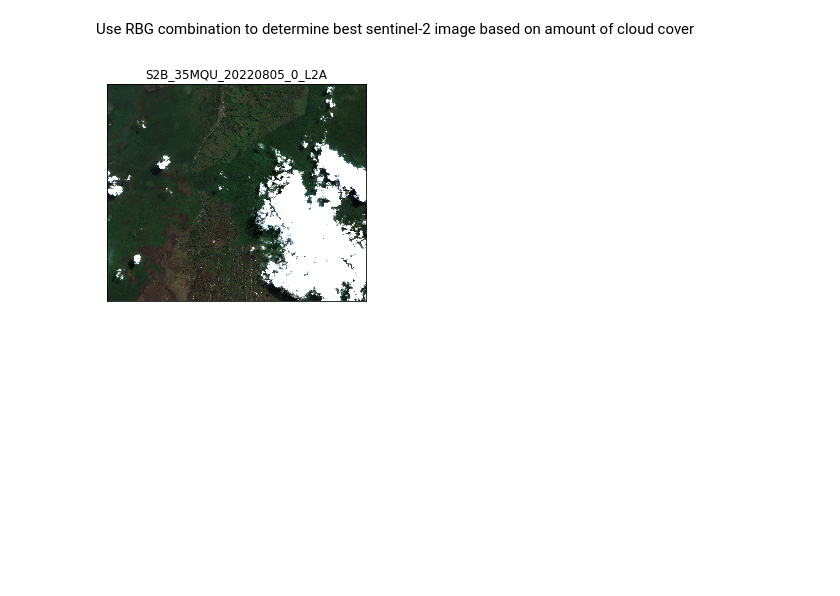
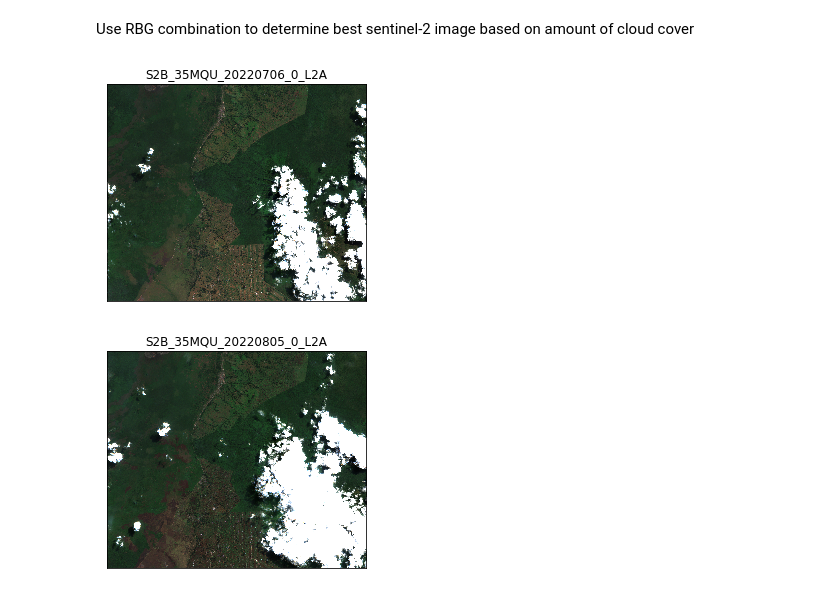
Before and after one commit to caseyslaught/duke-esda-forest-project, a Jupyter notebook: KT_project.ipynb, the cells around one changed output. Cells and saved outputs as stored; diff of their text form; code cells hidden in the pictures; blank space fills up the shorter version.

```diff
--- a/KT_project.ipynb
+++ b/KT_project.ipynb
@@ -105,6 +117,45 @@ plt.show()
 Visualize Sentinel-2 Imagery and remove clouds using Cloud Mask Layer
 # %% [markdown]
 Use RBG combination to determine best sentinel-2 image based on amount of cloud cover
+# %%
+#Read in Blue, Green and Red band tifs
+file1 = '/shared_space/G1/s2/S2B_35MQU_20220706_0_L2A/B02_cropped.tif'
+fp1 = rasterio.open(file1,'r')
+blue = fp1.read(1)
+
+file2 = '/shared_space/G1/s2/S2B_35MQU_20220706_0_L2A/B03_cropped.tif'
+fp2 = rasterio.open(file2,'r')
+green = fp2.read(1)
+
+file3 = '/shared_space/G1/s2/S2B_35MQU_20220706_0_L2A/B04_cropped.tif'
+fp3 = rasterio.open(file3,'r')
+red = fp3.read(1)
+
+def norm(band): #normalize from 0-1
+    band_min, band_max = band.min(), band.max()
+    return ((band - band_min)/(band_max - band_min))
+
+def bright(band):#brighten image
+    alpha=0.1
+    beta=0.1
+    return np.clip(alpha*band+beta, 0,255)
+
+b3 = norm(bright(red))
+b2 = norm(bright(green))
+b1 = norm(bright(blue))
+
+
+# Create RGB
+rgb = np.dstack((b3,b2,b1))
+
+# Visualize RGB
+plt.imshow(rgb)
+plt.xticks([])
+plt.yticks([])
+plt.title('S2B_35MQU_20220706_0_L2A')
+plt.show()
+# %% [output]
+[figure, added]
 # %%
 #Read in Blue, Green and Red band tifs
 file1 = '/shared_space/G1/s2/S2B_35MQU_20220805_0_L2A/B02_cropped.tif'
```
Also changed, not shown: parts of 42 cells of this notebook.
